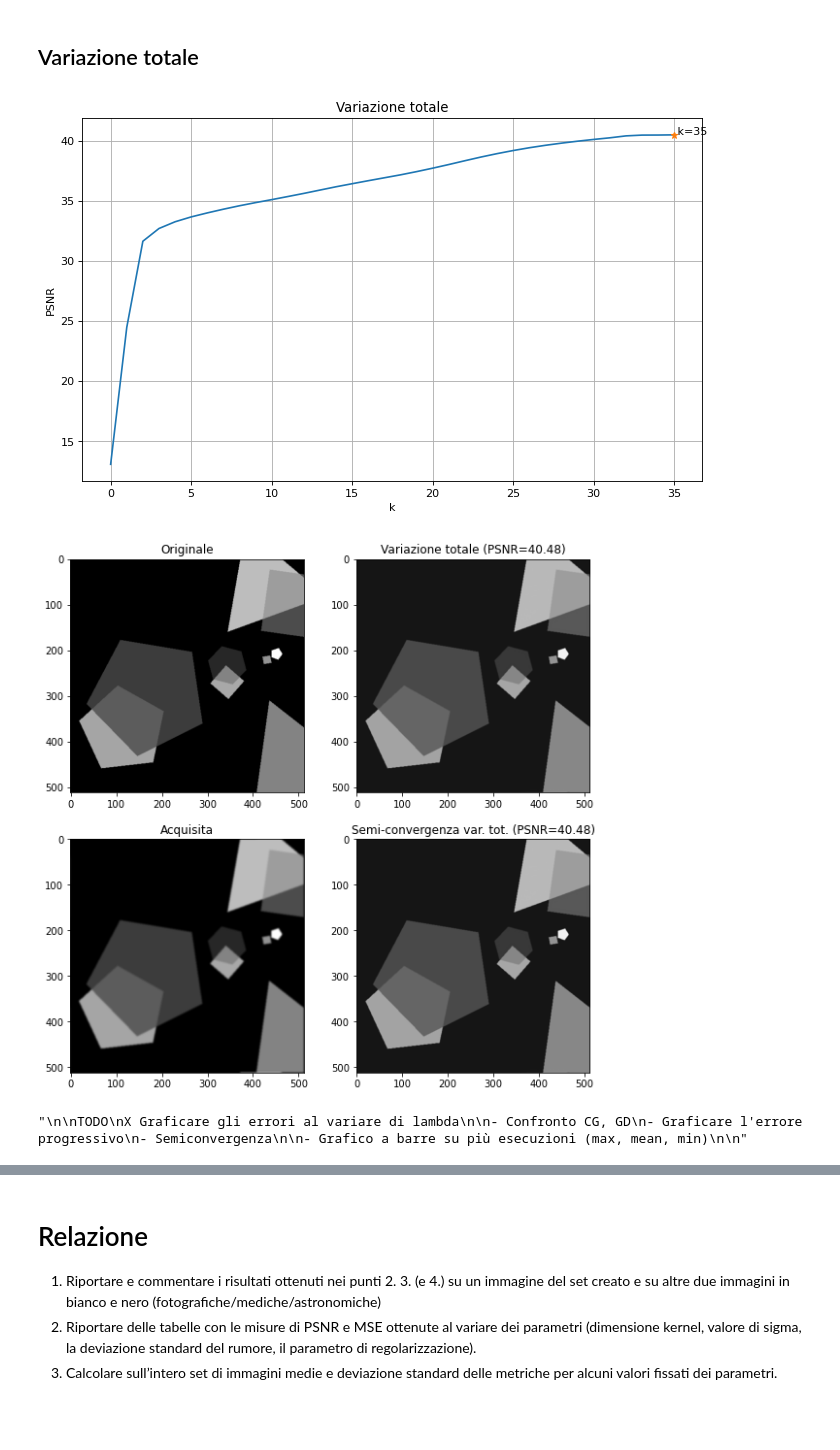
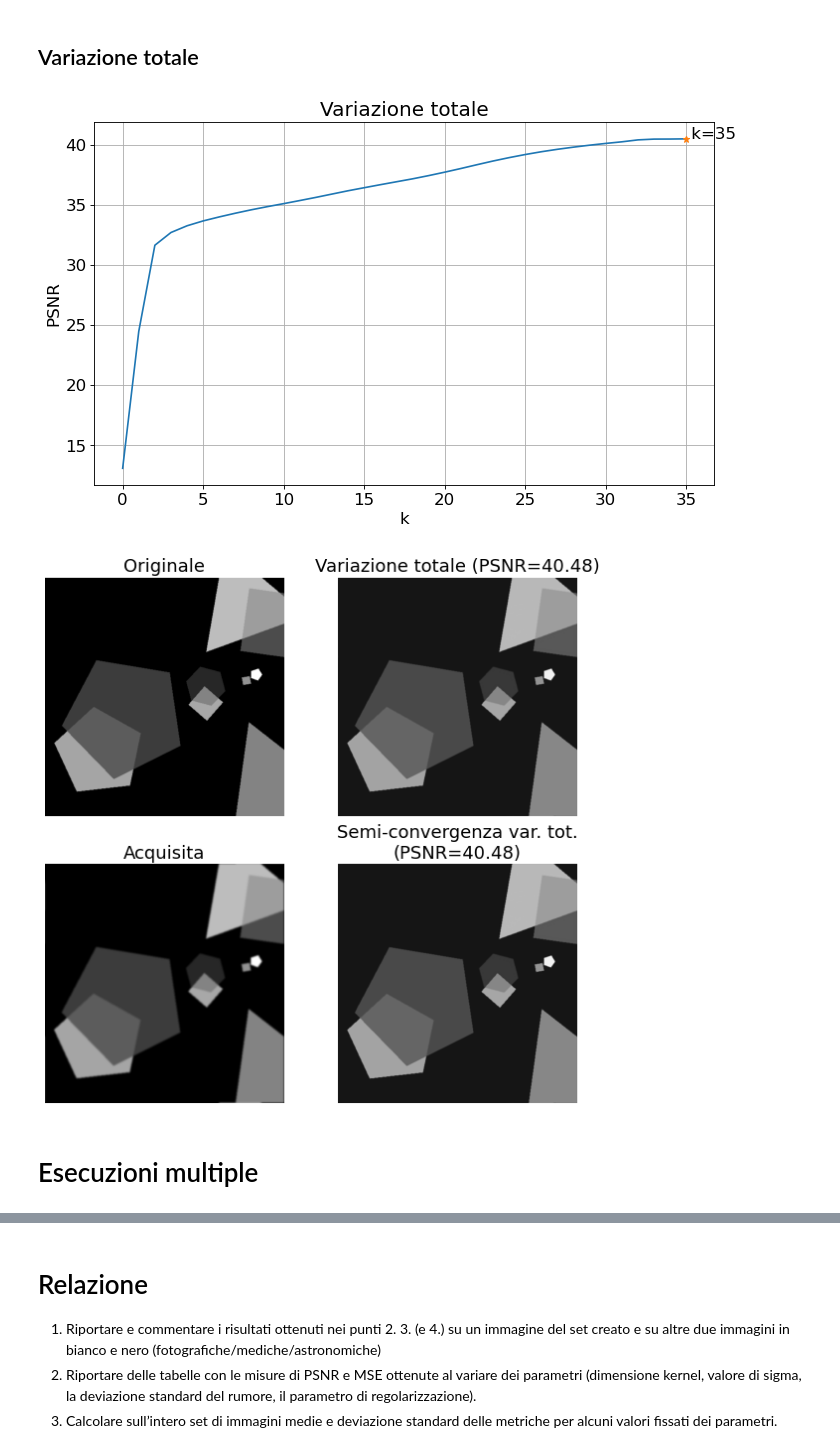
Before and after one commit to NotXia/imaging, a Jupyter notebook: progetto.ipynb, the cells around one changed output, grey strips where cells are left out. Saved outputs shown, nothing was run; the diff lists cells and outputs as text; code cells hidden in the pictures; blank space fills up the shorter version.

Commit message:
Dati su esecuzioni multiple

```diff
--- a/progetto.ipynb
+++ b/progetto.ipynb
@@ -65,6 +65,8 @@ Generare un set di 8 immagini 512 $\times$ 512 in formato ${\tt png}$ in scala d
 
 
 ![Immagine2.png](embedded-picture-1)
+# %%
+plt.rcParams.update({'font.size': 15})
 # %% [markdown]
 ## 1) Generazione immagini corrotte
 Degradare le immagini applicando, mediante le funzioni riportate nella cella precedente,  l'operatore di blur con parametri
@@ -813,51 +842,35 @@ i_best_tv = psnr_k_tv.index(max(psnr_k_tv))
 # %%
 plt.figure(figsize=(10, 6), dpi=80)
 
 plt.grid()
 plt.title("Variazione totale")
 plt.xlabel("k")
 plt.ylabel("PSNR")
-plt.plot([i for i in range(len(psnr_k_tv))], psnr_k_tv, label="tv")
+plt.plot(range(0, len(psnr_k_tv)), psnr_k_tv, label="tv")
 plt.plot(i_best_tv, psnr_k_tv[i_best_tv], "*")
 plt.annotate(f" k={i_best_tv}", (i_best_tv, psnr_k_tv[i_best_tv]))
 
 plt.show()
 
 
 fig, ax = plt.subplots(2, 2, figsize=(15, 15))
 fig.subplots_adjust(top=0.5, bottom=0.01, right=0.5, left=0)
 
 ax[0, 0].imshow(real_image, cmap="gray")
 ax[0, 0].set_title("Originale")
+ax[0, 0].axis("off")
 ax[1, 0].imshow(curr_image, cmap="gray")
 ax[1, 0].set_title("Acquisita")
+ax[1, 0].axis("off")
 ax[0, 1].imshow(out_tv["image"], cmap="gray")
 ax[0, 1].set_title(f"Variazione totale (PSNR={round(metrics.peak_signal_noise_ratio(real_image, out_tv['image']), 2)})")
+ax[0, 1].axis("off")
 
 ax[1, 1].imshow(images_tv[i_best_tv], cmap="gray")
-ax[1, 1].set_title(f"Semi-convergenza var. tot. (PSNR={round(metrics.peak_signal_noise_ratio(real_image, images_tv[i_best_tv]), 2)})")
+ax[1, 1].set_title(f"Semi-convergenza var. tot.\n(PSNR={round(metrics.peak_signal_noise_ratio(real_image, images_tv[i_best_tv]), 2)})")
+ax[1, 1].axis("off")
 
 plt.show()
 # %% [output]
-[figure, old version]
+[figure, new version]
-[figure, old version]
+[figure, new version]
-# %%
-
-"""
-
-TODO
-X Graficare gli errori al variare di lambda
-
-X Confronto CG, GD
-X Graficare l'errore progressivo
-X Semiconvergenza
-
-- Grafico a barre su più esecuzioni (max, mean, min)
-
-- Riportare e commentare i risultati ottenuti nei punti 2. 3. (e 4.) su un immagine del set creato e su altre due immagini in bianco e nero  (fotografiche/mediche/astronomiche)
-- Riportare delle tabelle con le misure di PSNR e MSE ottenute al variare dei parametri (dimensione kernel, valore di sigma, la deviazione standard del rumore, il parametro di regolarizzazione).
-- Calcolare sull’intero set di immagini medie e deviazione standard delle metriche per alcuni valori fissati dei parametri.
-X Analizzare su 2 esecuzioni le proprietà dei metodi numerici utilizzati (gradiente coniugato e gradiente) in termini di numero di iterazioni, andamento dell’errore, della funzione obiettivo, norma del gradiente.
-"""
-# %% [output]
-"\n\nTODO\nX Graficare gli errori al variare di lambda\n\n- Confronto CG, GD\n- Graficare l'errore progressivo\n- Semiconvergenza\n\n- Grafico a barre su più esecuzioni (max, mean, min)\n\n"
@@ -863,0 +880,2 @@ X Analizzare su 2 esecuzioni le proprietà dei metodi numerici utilizzati (gradi
+# %% [markdown]
+# Esecuzioni multiple
```
Also changed, not shown: parts of 28 cells of this notebook, 38 other files.
